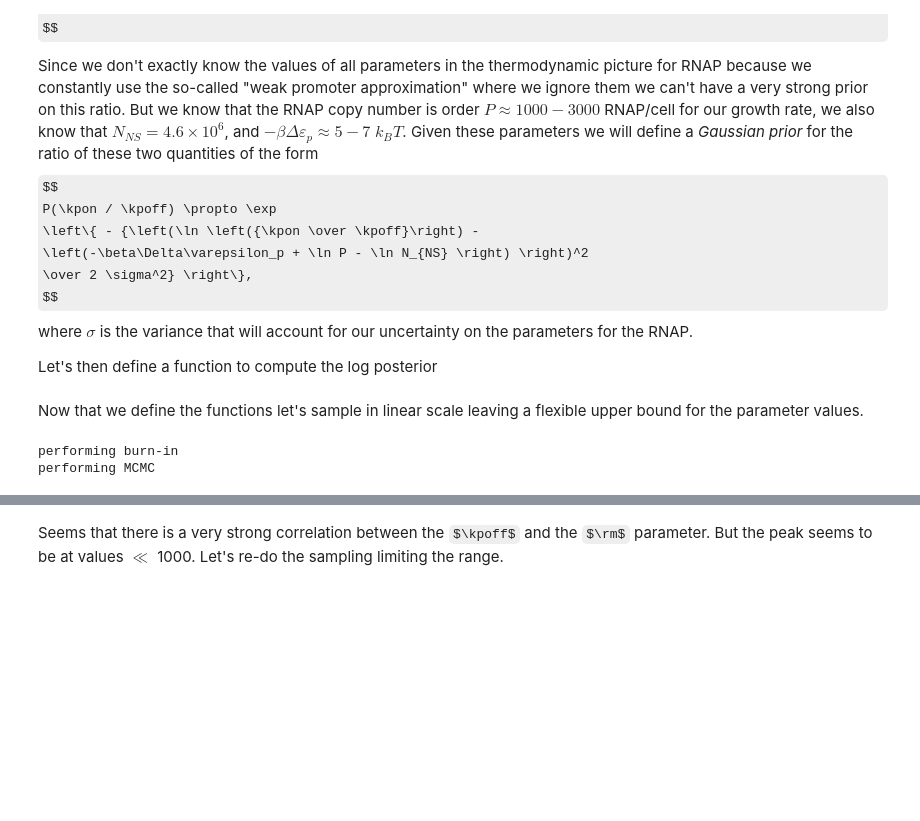
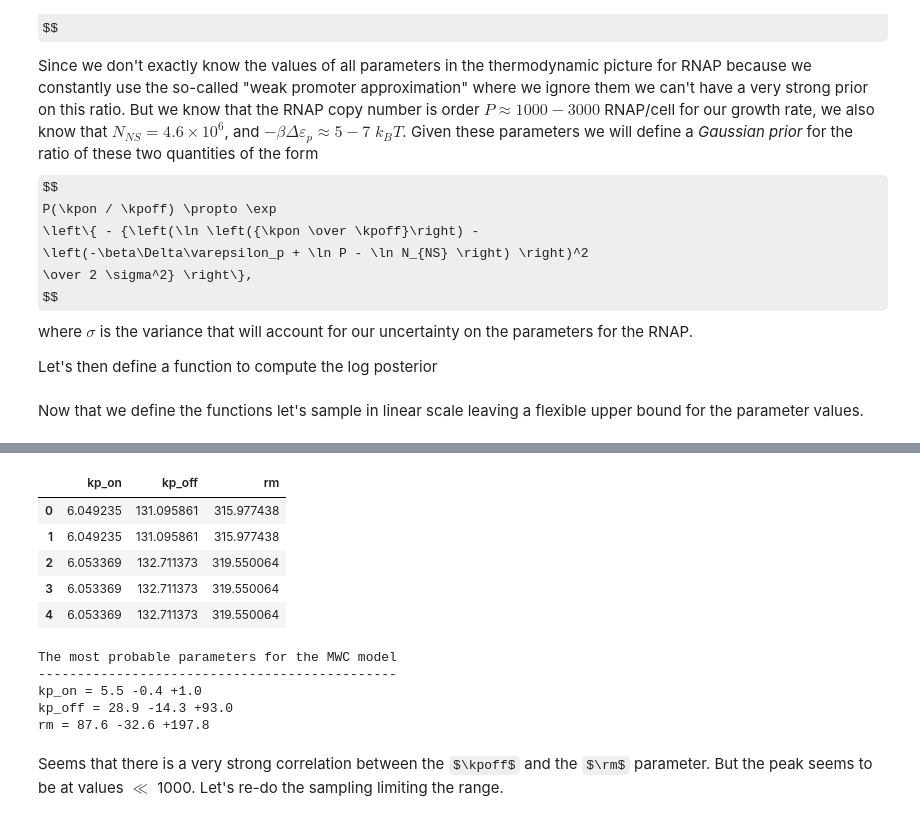
Before and after one commit to RPGroup-PBoC/chann_cap, a Jupyter notebook: src/theory/chemical_master_mRNA_FISH_mcmc.ipynb, the cells around one changed output, grey strips where cells are left out. Saved outputs shown, nothing was run; the diff lists cells and outputs as text; code cells hidden in the pictures; some formulas as TeX source; blank space fills up the shorter version.

```diff
--- a/src/theory/chemical_master_mRNA_FISH_mcmc.ipynb
+++ b/src/theory/chemical_master_mRNA_FISH_mcmc.ipynb
@@ -302,7 +302,7 @@ sampler = emcee.EnsembleSampler(n_walkers, n_dim, log_posterior,\
             args=(data, pmax, thermo),\
             threads=40)
 # %%
-sample = True
+sample = False
 if sample:
     #Do the burn in
     print('performing burn-in')
@@ -315,9 +315,6 @@ if sample:
     pickle.dump(sampler.flatchain, output)
     pickle.dump(sampler.flatlnprobability, output)
     output.close() # close it to make sure it's all been written
-# %% [output]
-performing burn-in
-performing MCMC
 # %%
 # Load the flat-chain
 with open('../../data/mcmc/lacUV5_constitutive_mRNA_prior.pkl', 'rb') as file:
@@ -333,4 +330,53 @@ fig = corner.corner(gauss_flatchain, bins=50, plot_contours=True,
 # %% [output]
 [drawing not drawn]
+# %%
+# Load the flat-chain
+with open('../../data/mcmc/lacUV5_constitutive_mRNA_prior.pkl', 'rb') as file:
+    unpickler = pickle.Unpickler(file)
+    gauss_flatchain = unpickler.load()
+    gauss_flatlnprobability = unpickler.load()
+
+# Generate a Pandas Data Frame with the mcmc chain
+index = ['kp_on', 'kp_off', 'rm']
+
+# Generate a data frame out of the MCMC chains
+df_mcmc = pd.DataFrame(gauss_flatchain, columns=index)
+
+# rerbsine the index with the new entries
+index = df_mcmc.columns
+df_mcmc.head()
+# %% [output]
+|  | kp_on | kp_off | rm |
+| 0 | 6.049235 | 131.095861 | 315.977438 |
+| 1 | 6.049235 | 131.095861 | 315.977438 |
+| 2 | 6.053369 | 132.711373 | 319.550064 |
+| 3 | 6.053369 | 132.711373 | 319.550064 |
+| 4 | 6.053369 | 132.711373 | 319.550064 |
+# %%
+# map value of the parameters
+max_idx = np.argmax(gauss_flatlnprobability, axis=0)
+kpon, kpoff, rm = df_mcmc.iloc[max_idx, :]
+
+# ea range
+kpon_hpd = chann_cap.hpd(df_mcmc.iloc[:, 0], 0.95)
+kpoff_hpd = chann_cap.hpd(df_mcmc.iloc[:, 1], 0.95)
+rm_hpd = chann_cap.hpd(df_mcmc.iloc[:, 2], 0.95)
+
+# Print results
+print("""
+The most probable parameters for the MWC model
+----------------------------------------------
+kp_on = {0:.1f} -{1:0.1f} +{2:0.1f}
+kp_off = {3:.1f} -{4:0.1f} +{5:0.1f}
+rm = {6:.1f} -{7:0.1f} +{8:0.1f}
+""".format(kpon, np.abs(kpon-kpon_hpd[0]), np.abs(kpon-kpon_hpd[1]),\
+           kpoff, np.abs(kpoff-kpoff_hpd[0]), np.abs(kpoff-kpoff_hpd[1]),\
+           rm, np.abs(rm-rm_hpd[0]), np.abs(rm-rm_hpd[1])))
+# %% [output]
+The most probable parameters for the MWC model
+----------------------------------------------
+kp_on = 5.5 -0.4 +1.0
+kp_off = 28.9 -14.3 +93.0
+rm = 87.6 -32.6 +197.8
 # %% [markdown]
 Seems that there is a very strong correlation between the $\kpoff$ and the $\rm$ parameter. But the peak seems to be at values $\ll$ 1000. Let's re-do the sampling limiting the range.
```
Also changed, not shown: parts of 13 cells of this notebook, 2 other files.
